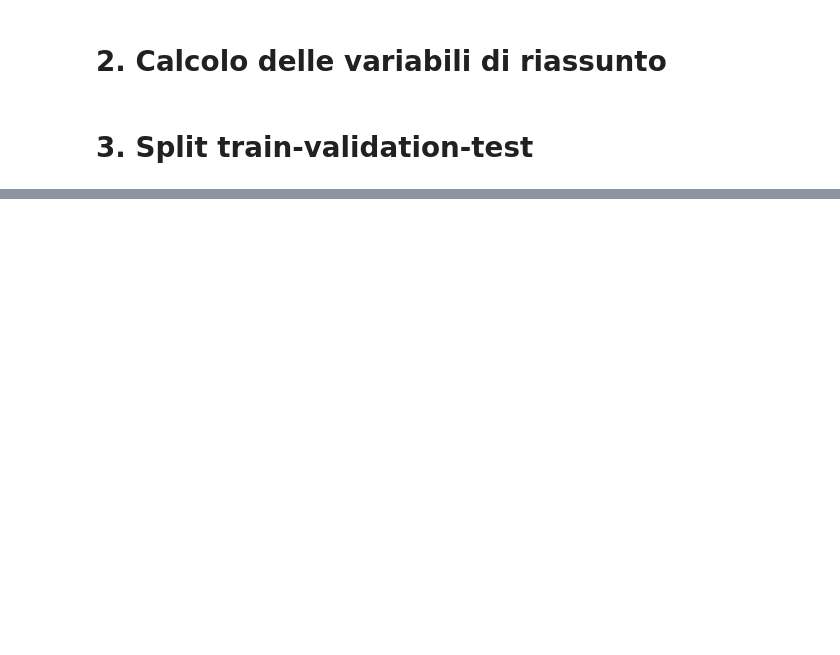
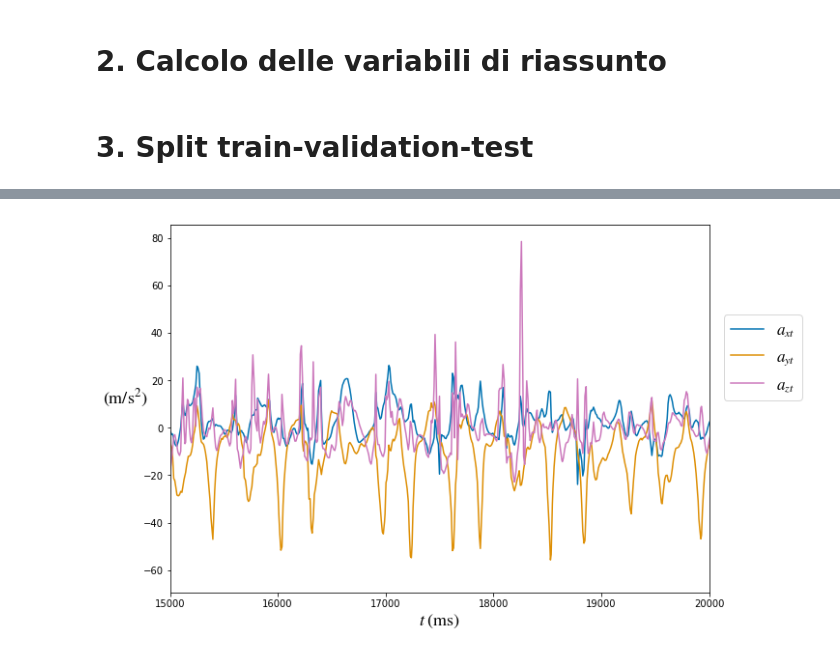
Before and after one commit to DedZago/msbd, a Jupyter notebook: LoadData.ipynb, the cells around one changed output, grey strips where cells are left out. Cells and saved outputs as stored; diff of their text form; code cells hidden in the pictures; blank space fills up the shorter version.

Commit message:
esempio accelerazioni

```diff
--- a/LoadData.ipynb
+++ b/LoadData.ipynb
@@ -123,3 +126,6 @@ X_train.to_pickle("X_train.pkl")
 X_val.to_pickle("X_val.pkl")
 y_train.to_pickle("y_train.pkl")
 y_val.to_pickle("y_val.pkl")
+# %%
+data = pd.read_csv("./PhonePi/data/corsa_tasca-dede/accelerometer.txt", names = ["user", "type", "t", "ax", "ay", "az"])
+data["t"] = data["t"] - data["t"].iloc[0] # t0 = 0
@@ -125,0 +141,13 @@ y_val.to_pickle("y_val.pkl")
+# %%
+pal = sns.color_palette("colorblind")
+plt.figure(figsize=(10,7))
+plt.axes(xlim=(15000,20000))
+plt.ylabel(r"$(\mathrm{ m/s^2})$", fontsize=18, rotation=0, labelpad=18)
+plt.xlabel(r"$t\;(\mathrm{ ms})$", fontsize=18)
+plt.plot(data["t"], data["ax"], label = r"$a_{xt}$", color=pal[0])
+plt.plot(data["t"], data["ay"], label = r"$a_{yt}$", color=pal[1])
+plt.plot(data["t"], data["az"], label = r"$a_{zt}$", color=pal[4])
+plt.legend(bbox_to_anchor=(1.1,0.5), fontsize=17)
+plt.savefig(FIG_PATH + "esempio-accel.png", dpi=300, bbox_inches="tight")
+# %% [output]
+[figure, added]
```
Also changed, not shown: parts of 3 cells of this notebook, 5 other files.
